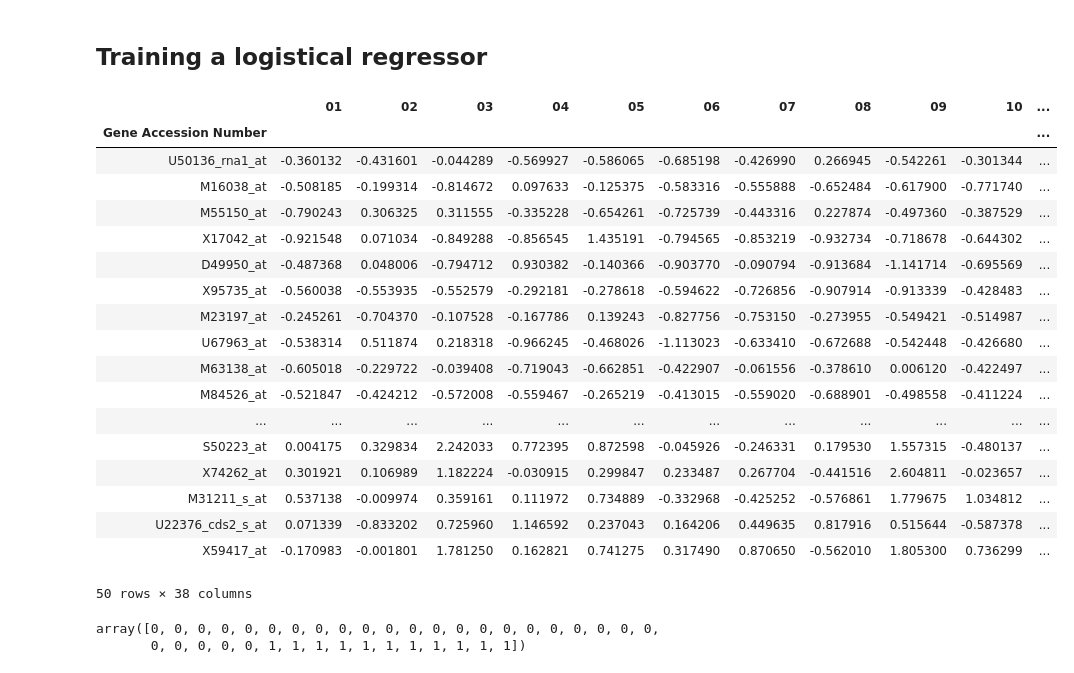
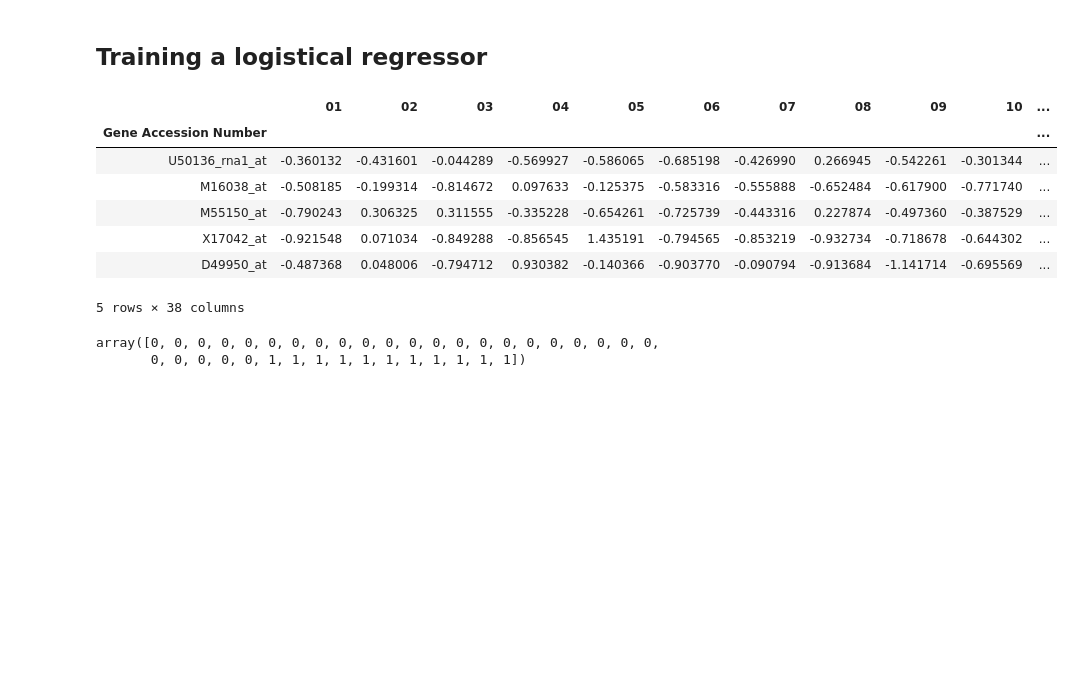
Before and after one commit to Jehutyver10/Bioinformatics-Assignment-1, a Jupyter notebook: Assignment1.ipynb, the cells around one changed output. Saved outputs shown, nothing was run; the diff lists cells and outputs as text; code cells hidden in the pictures; blank space fills up the shorter version.

```diff
--- a/Assignment1.ipynb
+++ b/Assignment1.ipynb
@@ -257,35 +257,24 @@ train_labels
 # %%
 #Sorting columns to be in numerical order
 
 new_cols = []
 for column in df_features.columns:
     if(len(column) == 1):
         new_cols.append('0' + column)
     else:
         new_cols.append(column)
 df_features.columns = new_cols
 df_features = df_features.reindex(sorted(df_features.columns), axis=1)
-df_features
+df_features.head()
 # %% [output]
 |  | 01 | 02 | 03 | 04 | 05 | 06 | 07 | 08 | 09 | 10 | ... |
 | Gene Accession Number |  |  |  |  |  |  |  |  |  |  | ... |
 | U50136_rna1_at | -0.360132 | -0.431601 | -0.044289 | -0.569927 | -0.586065 | -0.685198 | -0.426990 | 0.266945 | -0.542261 | -0.301344 | ... |
 | M16038_at | -0.508185 | -0.199314 | -0.814672 | 0.097633 | -0.125375 | -0.583316 | -0.555888 | -0.652484 | -0.617900 | -0.771740 | ... |
 | M55150_at | -0.790243 | 0.306325 | 0.311555 | -0.335228 | -0.654261 | -0.725739 | -0.443316 | 0.227874 | -0.497360 | -0.387529 | ... |
 | X17042_at | -0.921548 | 0.071034 | -0.849288 | -0.856545 | 1.435191 | -0.794565 | -0.853219 | -0.932734 | -0.718678 | -0.644302 | ... |
 | D49950_at | -0.487368 | 0.048006 | -0.794712 | 0.930382 | -0.140366 | -0.903770 | -0.090794 | -0.913684 | -1.141714 | -0.695569 | ... |
-| X95735_at | -0.560038 | -0.553935 | -0.552579 | -0.292181 | -0.278618 | -0.594622 | -0.726856 | -0.907914 | -0.913339 | -0.428483 | ... |
-| M23197_at | -0.245261 | -0.704370 | -0.107528 | -0.167786 | 0.139243 | -0.827756 | -0.753150 | -0.273955 | -0.549421 | -0.514987 | ... |
-| U67963_at | -0.538314 | 0.511874 | 0.218318 | -0.966245 | -0.468026 | -1.113023 | -0.633410 | -0.672688 | -0.542448 | -0.426680 | ... |
-| M63138_at | -0.605018 | -0.229722 | -0.039408 | -0.719043 | -0.662851 | -0.422907 | -0.061556 | -0.378610 | 0.006120 | -0.422497 | ... |
-| M84526_at | -0.521847 | -0.424212 | -0.572008 | -0.559467 | -0.265219 | -0.413015 | -0.559020 | -0.688901 | -0.498558 | -0.411224 | ... |
-| ... | ... | ... | ... | ... | ... | ... | ... | ... | ... | ... | ... |
-| S50223_at | 0.004175 | 0.329834 | 2.242033 | 0.772395 | 0.872598 | -0.045926 | -0.246331 | 0.179530 | 1.557315 | -0.480137 | ... |
-| X74262_at | 0.301921 | 0.106989 | 1.182224 | -0.030915 | 0.299847 | 0.233487 | 0.267704 | -0.441516 | 2.604811 | -0.023657 | ... |
-| M31211_s_at | 0.537138 | -0.009974 | 0.359161 | 0.111972 | 0.734889 | -0.332968 | -0.425252 | -0.576861 | 1.779675 | 1.034812 | ... |
-| U22376_cds2_s_at | 0.071339 | -0.833202 | 0.725960 | 1.146592 | 0.237043 | 0.164206 | 0.449635 | 0.817916 | 0.515644 | -0.587378 | ... |
-| X59417_at | -0.170983 | -0.001801 | 1.781250 | 0.162821 | 0.741275 | 0.317490 | 0.870650 | -0.562010 | 1.805300 | 0.736299 | ... |
-50 rows × 38 columns
+5 rows × 38 columns
 # %%
 #converting dfs to proper format for modeling
 ###for generating the train_x and train_y the following are needed:
```
Also changed, not shown: parts of 19 cells of this notebook.
